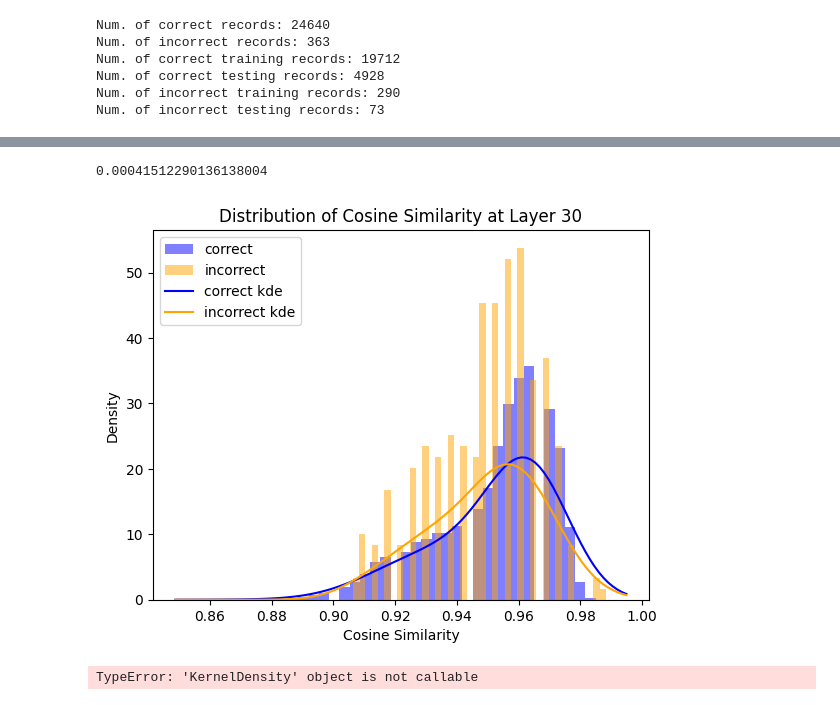
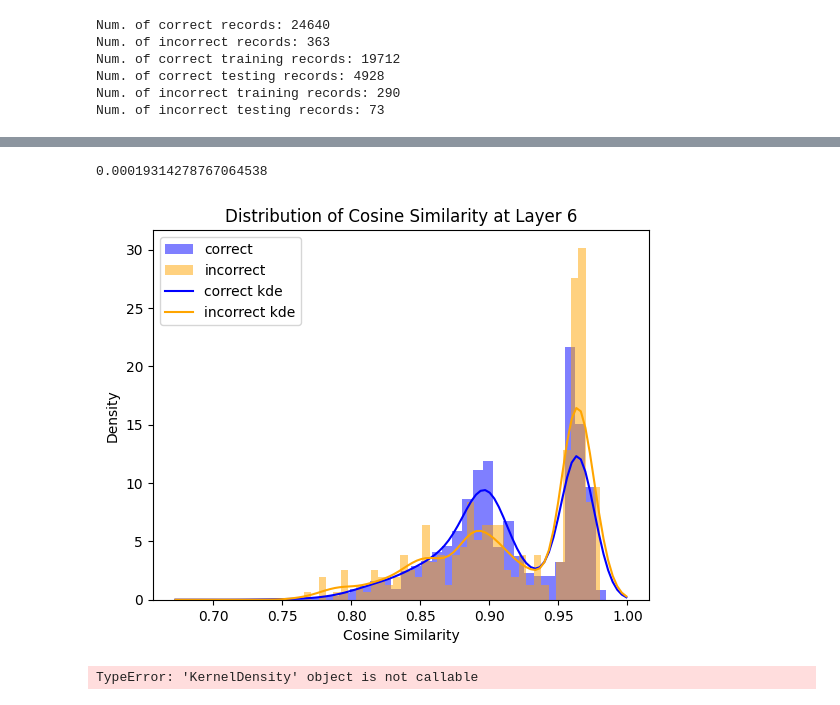
Before and after one commit to patelraj7021/llm-hallucination-monitoring, a Jupyter notebook: CAIS_research_project.ipynb, the cells around one changed output, grey strips where cells are left out. Cells and saved outputs as stored; diff of their text form; code cells hidden in the pictures.

```diff
--- a/CAIS_research_project.ipynb
+++ b/CAIS_research_project.ipynb
@@ -405,24 +405,24 @@ plt.show()
 # %%
-layer_num = stat_diff_layers[13]
+layer_num = stat_diff_layers[5]
 plt.hist(train_correct[:, layer_num], bins=40, density=True, alpha=0.5,
          label='correct', color='blue')
 plt.hist(train_incorrect[:, layer_num], bins=40, density=True, alpha=0.5,
          label='incorrect', color='orange')
 # plt.vlines(x=correct_train_stats['median'][layer_num], ymin=0, ymax=plt.ylim()[1], color='blue', linestyle='--')
 # plt.vlines(x=incorrect_train_stats['median'][layer_num], ymin=0, ymax=plt.ylim()[1], color='orange', linestyle='--')
 x_eval = np.linspace(plt.xlim()[0], plt.xlim()[1], 100)
 plt.plot(x_eval, np.exp(correct_kdes[layer_num].score_samples(x_eval[:, None])),
          label='correct kde', color='blue')
 plt.plot(x_eval, np.exp(incorrect_kdes[layer_num].score_samples(x_eval[:, None])),
          label='incorrect kde', color='orange')
 plt.xlabel('Cosine Similarity')
 plt.ylabel('Density')
 plt.title(f'Distribution of Cosine Similarity at Layer {layer_num}')
 plt.legend()
 print(ks_2samp(train_correct[:, layer_num], train_incorrect[:, layer_num]).pvalue)
 # %% [output]
-0.00041512290136138004
+0.00019314278767064538
-[figure, old version]
+[figure, new version]
 # %%
 # frequentist approach
 true_neg = 0
```
Also changed, not shown: parts of 3 cells of this notebook, 2 other files.
